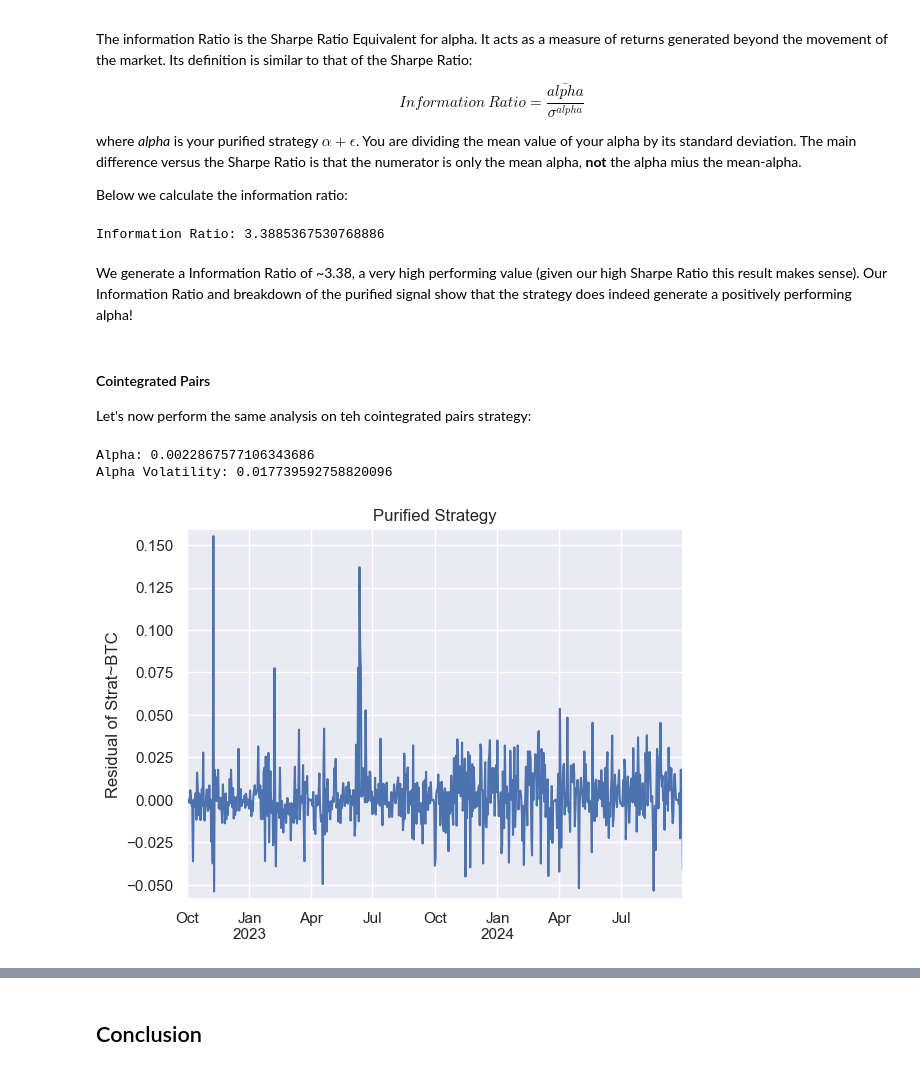
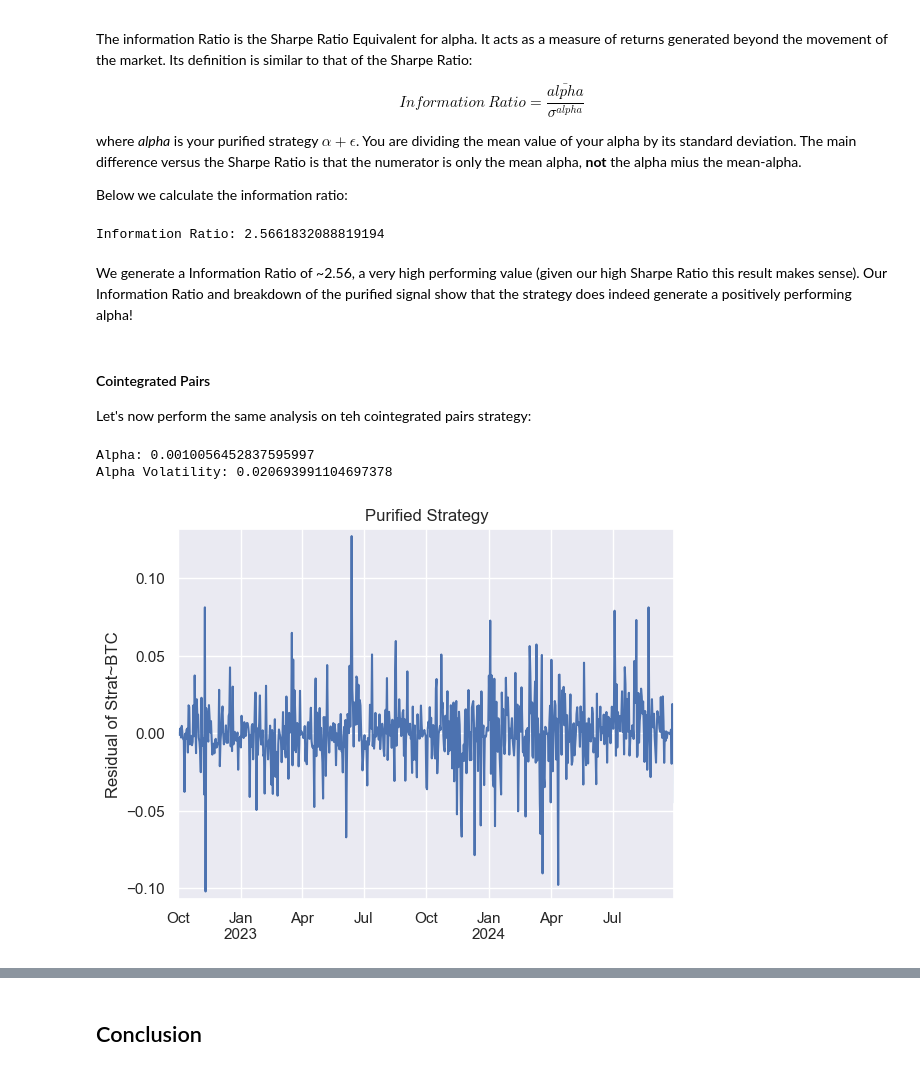
Before and after one commit to will-friend/QuantProjects, a Jupyter notebook: Pairs-Trading/Pairs_Trading.ipynb, the cells around one changed output, grey strips where cells are left out. Cells and saved outputs as stored; diff of their text form; code cells hidden in the pictures.

```diff
--- a/Pairs-Trading/Pairs_Trading.ipynb
+++ b/Pairs-Trading/Pairs_Trading.ipynb
@@ -344,9 +344,9 @@ class Utils:
 
     def ann_sharpe(self, ret: pd.DataFrame) -> float:
 
-        avg_ret = ret.mean()
-        vol_ret = ret.std()
-        sr = avg_ret / vol_ret * np.sqrt(365)
+        avg_ret = ret.mean() * 365
+        vol_ret = ret.std() * np.sqrt(365)
+        sr = avg_ret / vol_ret
 
         return sr
 
@@ -602,7 +602,7 @@ class PairsBacktest:
 
 We will now backtest out strategy. First we will generate the results of trading with pairs found by correlation, and then the results with pairs found by cointegration. We will then compare the two strategies as well as a buy-and-hold strategy using our proxy to the cryptocurrency market, BTC.
 # %%
-window = 90
+window = 14
 entry_signal = 1.5
 exit_signal = 1
 rebalance=180
@@ -836,9 +836,9 @@ Below we calculate the information ratio:
 ir_corr = alpha_contr.mean() / alpha_contr.std() * np.sqrt(365)
 print(f"Information Ratio: {ir_corr}")
 # %% [output]
-Information Ratio: 3.3885367530768886
+Information Ratio: 2.5661832088819194
 # %% [markdown]
-We generate a Information Ratio of ~3.38, a very high performing value (given our high Sharpe Ratio this result makes sense). Our Information Ratio and breakdown of the purified signal show that the strategy does indeed generate a positively performing alpha!
+We generate a Information Ratio of ~2.56, a very high performing value (given our high Sharpe Ratio this result makes sense). Our Information Ratio and breakdown of the purified signal show that the strategy does indeed generate a positively performing alpha!
 # %% [markdown]
 #### Cointegrated Pairs
 
@@ -846,29 +846,29 @@ Let's now perform the same analysis on teh cointegrated pairs strategy:
 # %%
 R_BTC = ret_metrics['B&H']
 R_BTC = sm.add_constant(R_BTC)
 
 R_Strat = ret_metrics['Pairs Coint']
 
 model = sm.OLS(R_Strat.astype(float), R_BTC)
 results = model.fit()
 
 alpha = results.params.values[0]
 beta = results.params.values[1]
 resid = results.resid
 
 alpha_contr = alpha+resid
-beta_contr = beta * R_BTC['B&H']
+beta_contr = - beta * R_BTC['B&H']
 
 _ = alpha_contr.plot(title="Purified Strategy")
 _ = plt.ylabel("Residual of Strat~BTC")
 plt.margins(0.02)
 
 print(f"Alpha: {alpha_contr.mean()}")
 print(f"Alpha Volatility: {alpha_contr.std()}")
 # %% [output]
-Alpha: 0.0022867577106343686
-Alpha Volatility: 0.017739592758820096
+Alpha: 0.0010056452837595997
+Alpha Volatility: 0.020693991104697378
-[figure, old version]
+[figure, new version]
 # %%
 contribution = {}
 contribution['Alpha Contribution'] = alpha_contr
```
Also changed, not shown: parts of 24 cells of this notebook.
